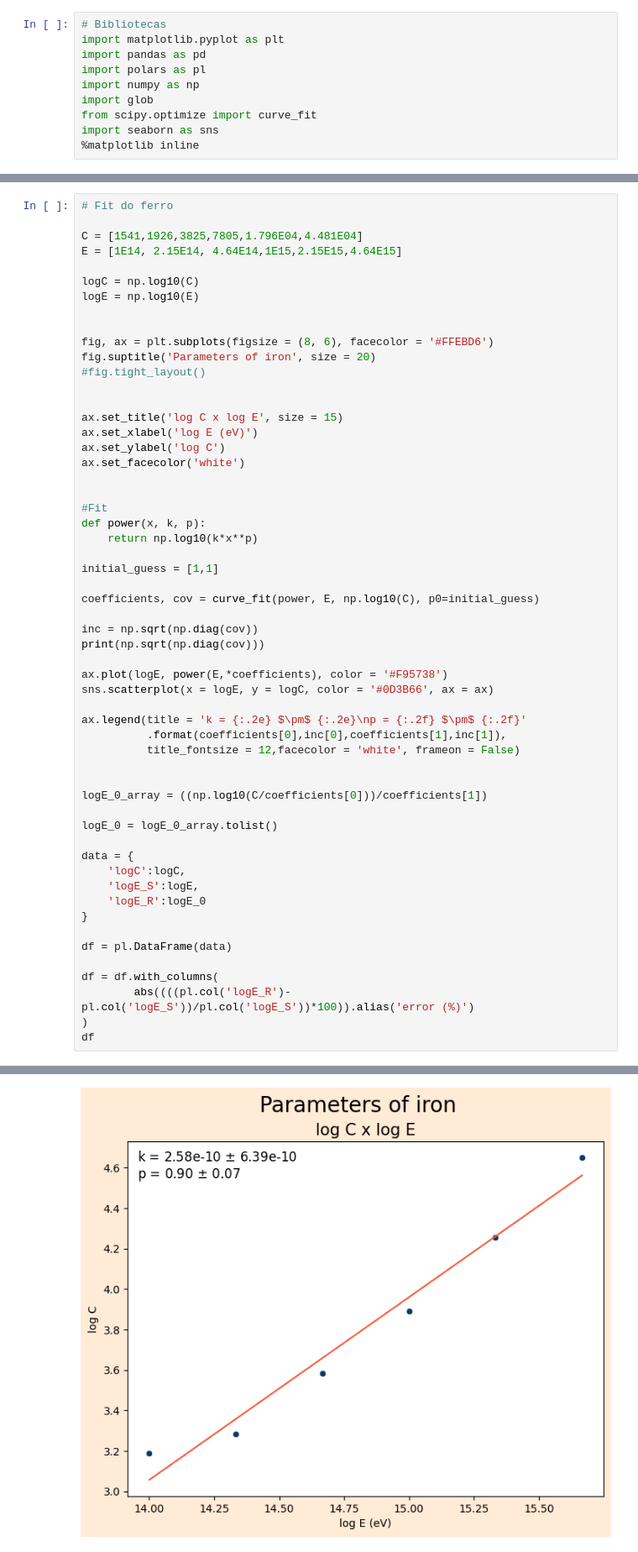
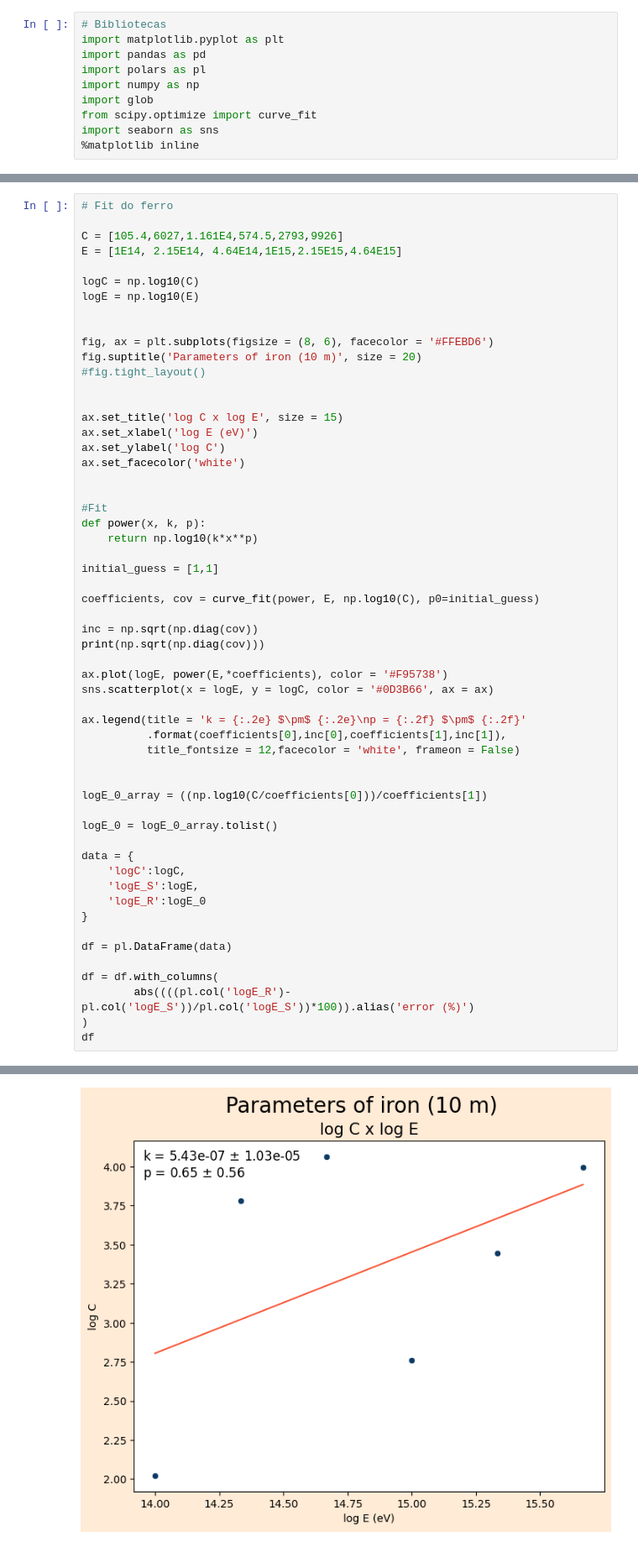
Before and after one commit to lucas-orfei/mestrado, a Jupyter notebook: parameters_10m.ipynb, the cells around one changed output, grey strips where cells are left out. Shown at 84% size. Cells and saved outputs as stored; diff of their text form.

```diff
--- a/parameters_10m.ipynb
+++ b/parameters_10m.ipynb
@@ -317,7 +319,7 @@ Text(0, 0.5, 'log r0')
 # %%
 # Fit do ferro
 
-C = [1541,1926,3825,7805,1.796E04,4.481E04]
+C = [105.4,6027,1.161E4,574.5,2793,9926]
 E = [1E14, 2.15E14, 4.64E14,1E15,2.15E15,4.64E15]
 
 logC = np.log10(C)
@@ -325,7 +327,7 @@ logE = np.log10(E)
 
 
 fig, ax = plt.subplots(figsize = (8, 6), facecolor = '#FFEBD6')
-fig.suptitle('Parameters of iron', size = 20)
+fig.suptitle('Parameters of iron (10 m)', size = 20)
 #fig.tight_layout()
 
 
@@ -385 +387 @@ shape: (6, 4)
-[figure, old version]
+[figure, new version]
```
Also changed, not shown: parts of 12 cells of this notebook.
